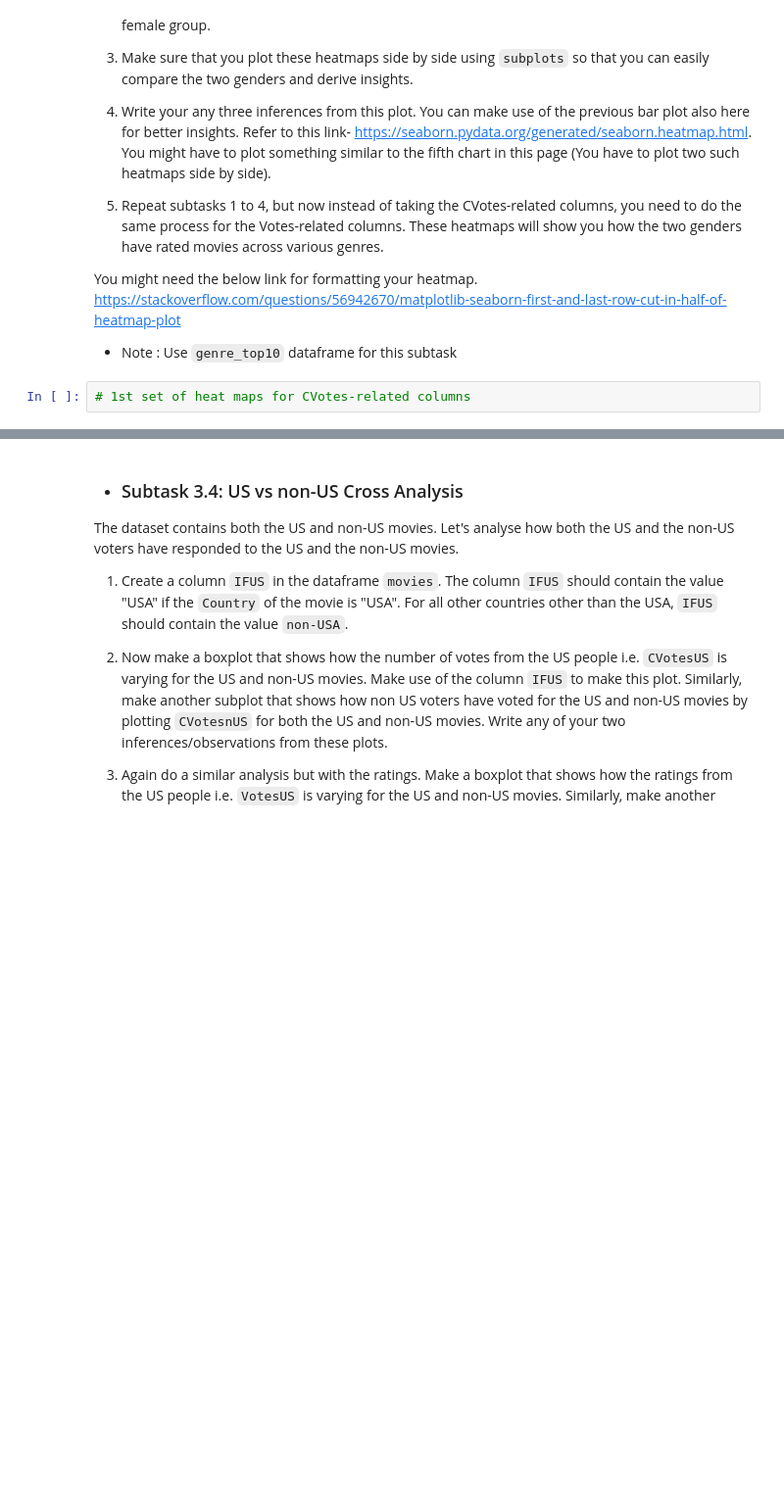
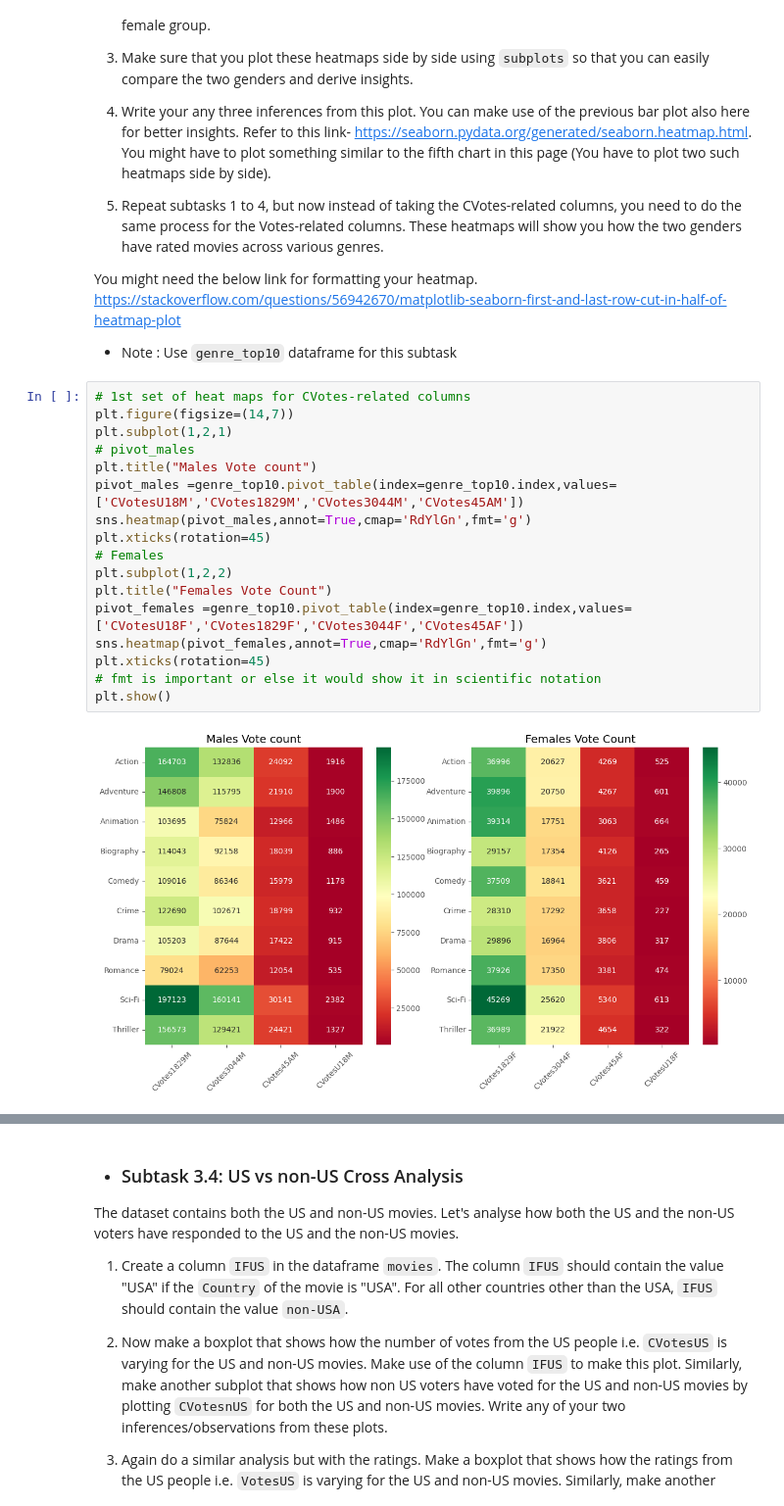
Before and after one commit to ussahil/IMbD-anlysis, a Jupyter notebook: IMDb+Movie+Assignment_stub.ipynb, the cells around one changed output, grey strips where cells are left out. Shown: that part at 98% size. Saved outputs shown, nothing was run; the diff lists cells and outputs as text; blank space fills up the shorter version.

```diff
--- a/IMDb+Movie+Assignment_stub.ipynb
+++ b/IMDb+Movie+Assignment_stub.ipynb
@@ -386,7 +523,24 @@ You might need the below link for formatting your heatmap.
 https://stackoverflow.com/questions/56942670/matplotlib-seaborn-first-and-last-row-cut-in-half-of-heatmap-plot
 
 -  Note : Use `genre_top10` dataframe for this subtask
-# %%
-# 1st set of heat maps for CVotes-related columns
+# %%
+# 1st set of heat maps for CVotes-related columns
+plt.figure(figsize=(14,7))
+plt.subplot(1,2,1)
+# pivot_males
+plt.title("Males Vote count")
+pivot_males =genre_top10.pivot_table(index=genre_top10.index,values=['CVotesU18M','CVotes1829M','CVotes3044M','CVotes45AM'])
+sns.heatmap(pivot_males,annot=True,cmap='RdYlGn',fmt='g')
+plt.xticks(rotation=45)
+# Females
+plt.subplot(1,2,2)
+plt.title("Females Vote Count")
+pivot_females =genre_top10.pivot_table(index=genre_top10.index,values=['CVotesU18F','CVotes1829F','CVotes3044F','CVotes45AF'])
+sns.heatmap(pivot_females,annot=True,cmap='RdYlGn',fmt='g')
+plt.xticks(rotation=45)
+# fmt is important or else it would show it in scientific notation
+plt.show()
+# %% [output]
+[figure, added]
 # %% [markdown]
 **`Inferences:`** A few inferences that can be seen from the heatmap above is that males have voted more than females, and Sci-Fi appears to be most popular among the 18-29 age group irrespective of their gender. What more can you infer from the two heatmaps that you have plotted? Write your three inferences/observations below:
```
Also changed, not shown: parts of 36 cells of this notebook.
